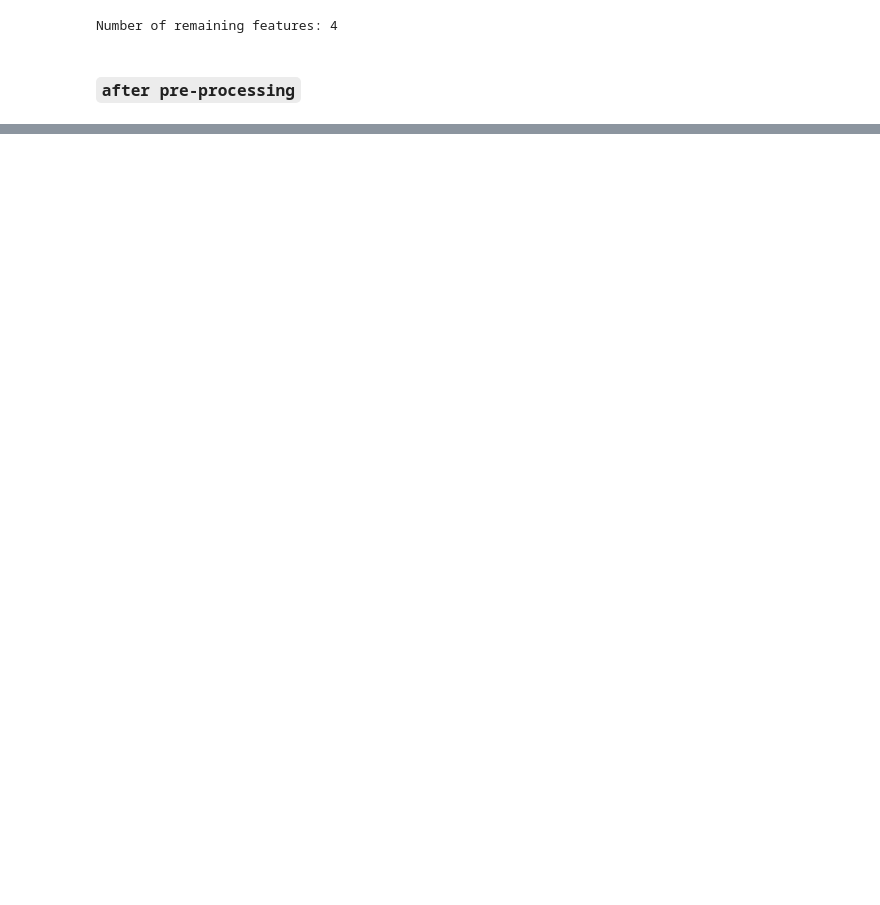
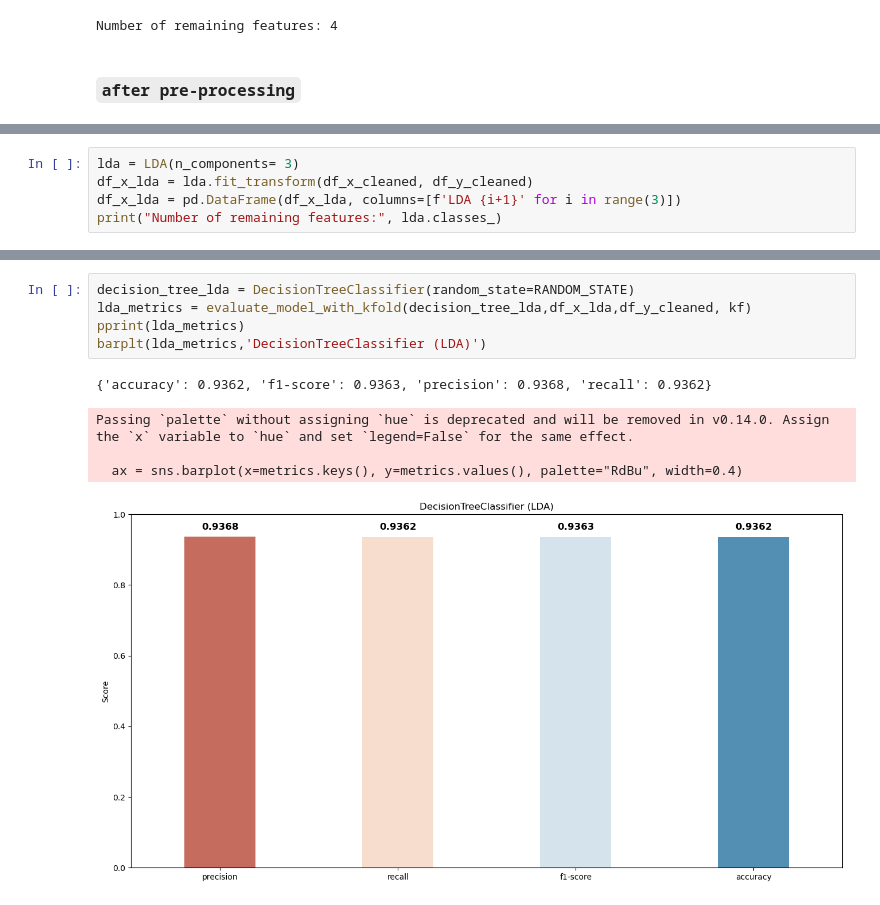
Before and after one commit to kazemini/data_analysis_practice, a Jupyter notebook: mobile_price_pre.ipynb, the cells around one changed output, grey strips where cells are left out. Cells and saved outputs as stored; diff of their text form; blank space fills up the shorter version.

```diff
--- a/mobile_price_pre.ipynb
+++ b/mobile_price_pre.ipynb
@@ -514,3 +538,8 @@ df_x = pca.fit_transform(df_x)
 print("Number of remaining features:", pca.n_components_)
 # %% [output]
 Number of remaining features: 16
+# %%
+lda = LDA(n_components= 3)
+df_x_lda = lda.fit_transform(df_x_cleaned, df_y_cleaned)
+df_x_lda = pd.DataFrame(df_x_lda, columns=[f'LDA {i+1}' for i in range(3)])
+print("Number of remaining features:", lda.classes_)
@@ -516,0 +634,11 @@ Number of remaining features: 16
+# %%
+decision_tree_lda = DecisionTreeClassifier(random_state=RANDOM_STATE)
+lda_metrics = evaluate_model_with_kfold(decision_tree_lda,df_x_lda,df_y_cleaned, kf)
+pprint(lda_metrics)
+barplt(lda_metrics,'DecisionTreeClassifier (LDA)')
+# %% [output]
+{'accuracy': 0.9362, 'f1-score': 0.9363, 'precision': 0.9368, 'recall': 0.9362}
+Passing `palette` without assigning `hue` is deprecated and will be removed in v0.14.0. Assign the `x` variable to `hue` and set `legend=False` for the same effect.
+
+  ax = sns.barplot(x=metrics.keys(), y=metrics.values(), palette="RdBu", width=0.4)
+[figure, added]
```
Also changed, not shown: parts of 25 cells of this notebook.
